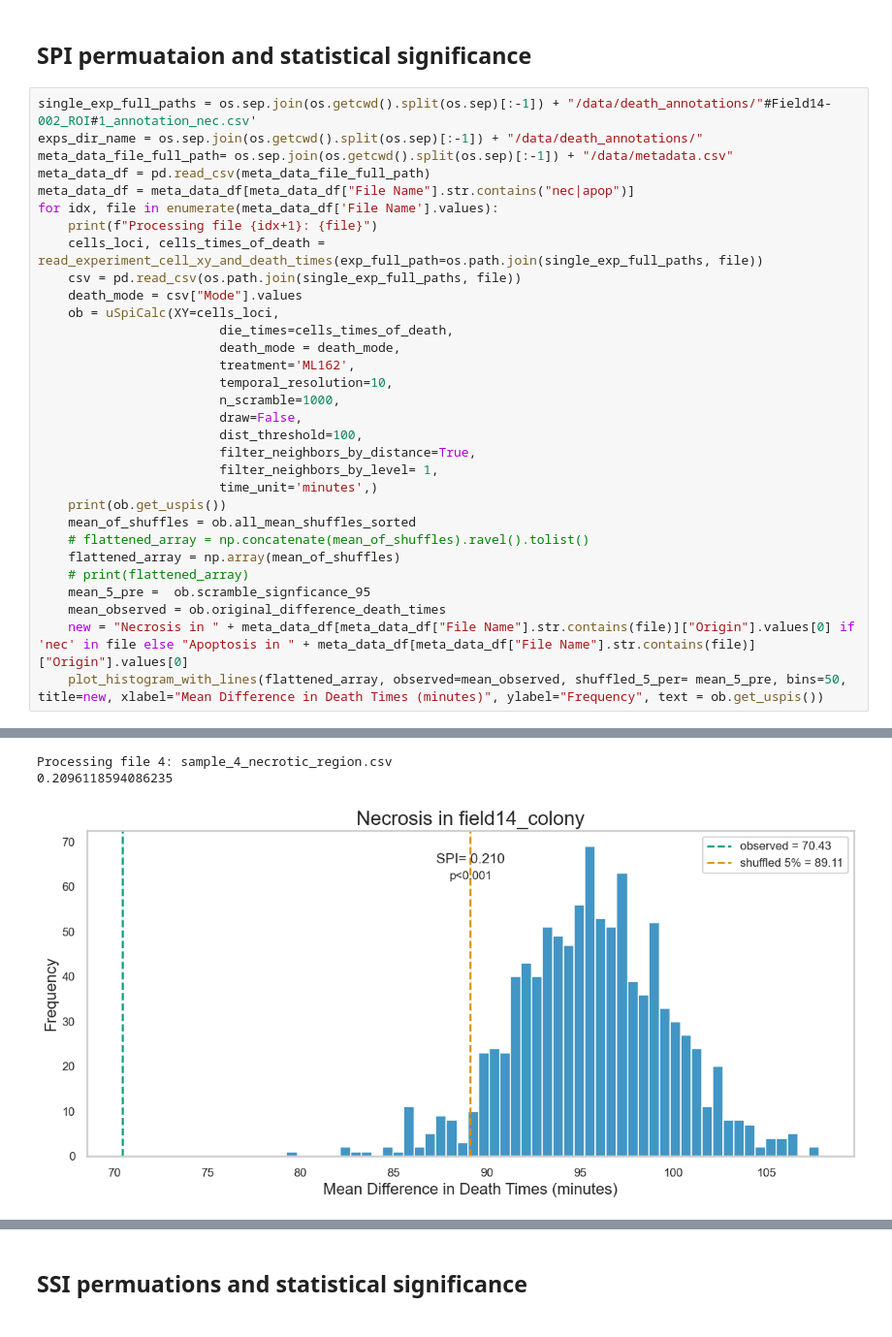
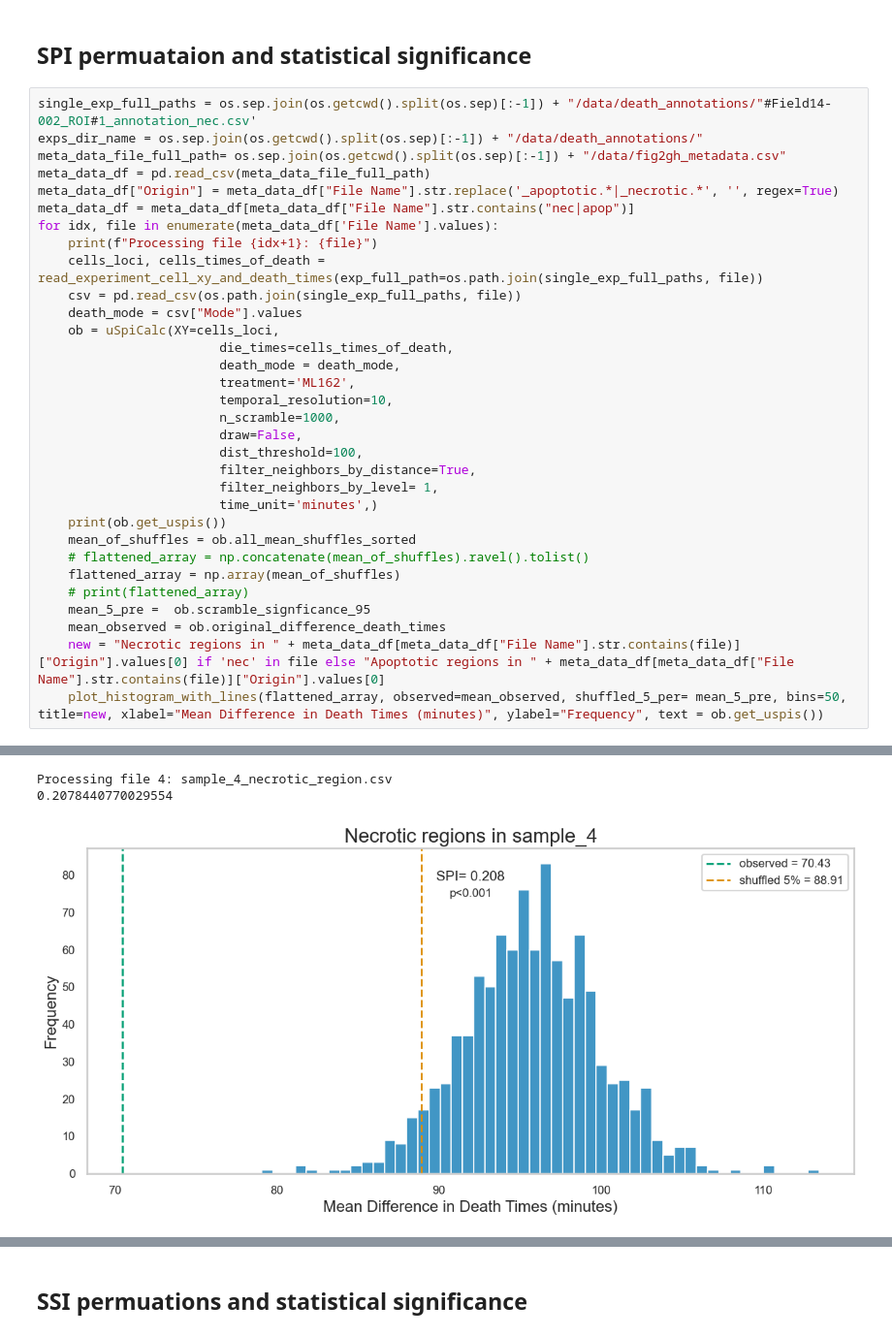
Before and after one commit to zaritskylab/CellDeathSpreading, a Jupyter notebook: notebooks/statistical_signifigance.ipynb, the cells around one changed output, grey strips where cells are left out. Shown at 97% size. Cells and saved outputs as stored; diff of their text form.

Commit message:
removing origin column and validating running code

```diff
--- a/notebooks/statistical_signifigance.ipynb
+++ b/notebooks/statistical_signifigance.ipynb
@@ -63,8 +63,9 @@ def plot_histogram_with_lines(values, observed, shuffled_5_per, bins=30, title="
 # %%
 single_exp_full_paths = os.sep.join(os.getcwd().split(os.sep)[:-1]) + "/data/death_annotations/"#Field14-002_ROI#1_annotation_nec.csv'
 exps_dir_name = os.sep.join(os.getcwd().split(os.sep)[:-1]) + "/data/death_annotations/"
-meta_data_file_full_path= os.sep.join(os.getcwd().split(os.sep)[:-1]) + "/data/metadata.csv"
+meta_data_file_full_path= os.sep.join(os.getcwd().split(os.sep)[:-1]) + "/data/fig2gh_metadata.csv"
 meta_data_df = pd.read_csv(meta_data_file_full_path)
+meta_data_df["Origin"] = meta_data_df["File Name"].str.replace('_apoptotic.*|_necrotic.*', '', regex=True)
 meta_data_df = meta_data_df[meta_data_df["File Name"].str.contains("nec|apop")]
 for idx, file in enumerate(meta_data_df['File Name'].values):
     print(f"Processing file {idx+1}: {file}")
@@ -89,7 +90,7 @@ for idx, file in enumerate(meta_data_df['File Name'].values):
     # print(flattened_array)
     mean_5_pre =  ob.scramble_signficance_95
     mean_observed = ob.original_difference_death_times
-    new = "Necrosis in " + meta_data_df[meta_data_df["File Name"].str.contains(file)]["Origin"].values[0] if 'nec' in file else "Apoptosis in " + meta_data_df[meta_data_df["File Name"].str.contains(file)]["Origin"].values[0]
+    new = "Necrotic regions in " + meta_data_df[meta_data_df["File Name"].str.contains(file)]["Origin"].values[0] if 'nec' in file else "Apoptotic regions in " + meta_data_df[meta_data_df["File Name"].str.contains(file)]["Origin"].values[0]
     plot_histogram_with_lines(flattened_array, observed=mean_observed, shuffled_5_per= mean_5_pre, bins=50, title=new, xlabel="Mean Difference in Death Times (minutes)", ylabel="Frequency", text = ob.get_uspis())
 # %% [output]
 Processing file 1: sample_2_apoptotic_region.csv
@@ -104,4 +105,4 @@ Processing file 3: sample_4_apoptotic_region.csv
 Processing file 4: sample_4_necrotic_region.csv
-0.2096118594086235
+0.2078440770029554
-[figure, old version]
+[figure, new version]
 Processing file 5: sample_3_apoptotic_region.csv
```
Also changed, not shown: parts of 4 cells of this notebook, 8 other files.
